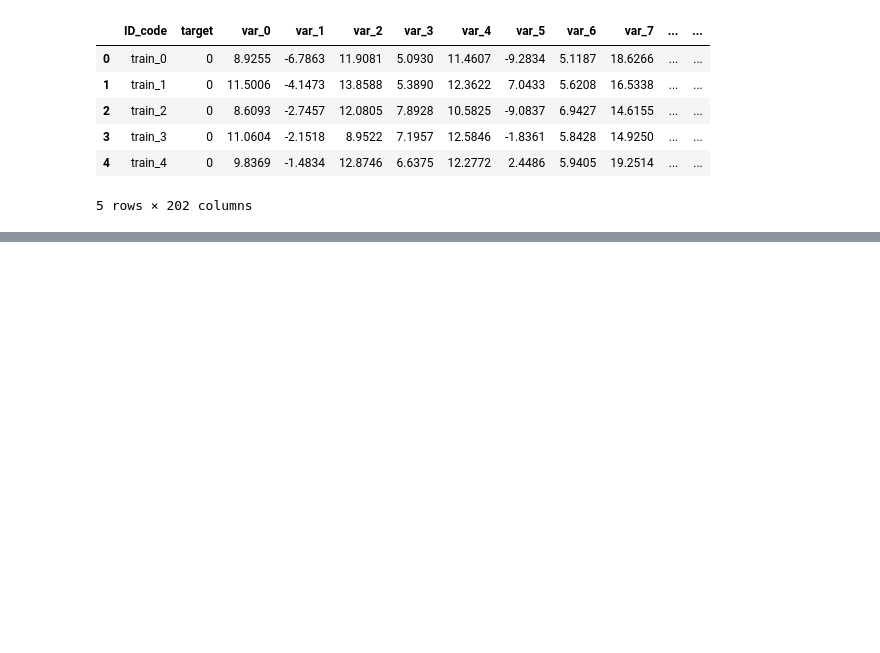
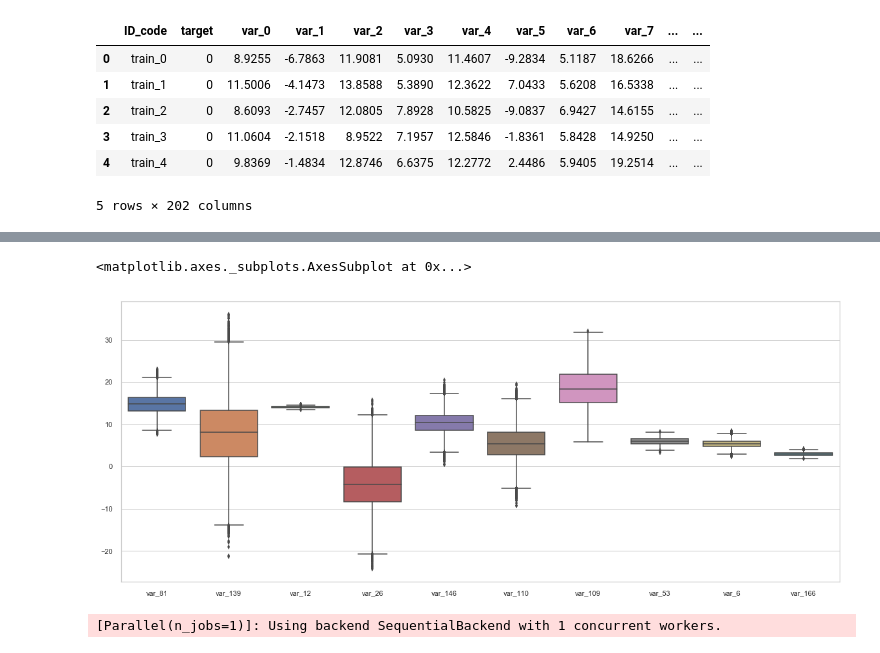
Before and after one commit to MeghaMhatre/Santander_Transaction_Prediction, a Jupyter notebook: src/transaction_prediction.ipynb, the cells around one changed output, grey strips where cells are left out. Drawn from its saved outputs; the diff is of its cells as text; code cells hidden in the pictures; blank space fills up the shorter version.

```diff
--- a/src/transaction_prediction.ipynb
+++ b/src/transaction_prediction.ipynb
@@ -207,0 +358,7 @@ NameError: name 'train' is not defined
+# %%
+plt.figure(figsize=(20,8))
+sns.boxplot(data=train_df[['var_81', 'var_139', 'var_12', 'var_26', 'var_146', 'var_110',
+                        'var_109', 'var_53', 'var_6', 'var_166']])
+# %% [output]
+<matplotlib.axes._subplots.AxesSubplot at 0x...>
+[figure, added]
@@ -207,0 +373,10 @@ NameError: name 'train' is not defined
+# %%
+# Create random Forest Object using the mentioned parameters
+random_forest = RandomForestClassifier(n_estimators=100, random_state=2019, verbose=1,
+                                      class_weight='balanced', max_features = 0.5,
+                                       min_samples_leaf = 100)
+
+# Fit the object on training set
+random_forest.fit(X_train, Y_train)
+# %% [output]
+[Parallel(n_jobs=1)]: Using backend SequentialBackend with 1 concurrent workers.
```
Also changed, not shown: parts of 46 cells of this notebook.
